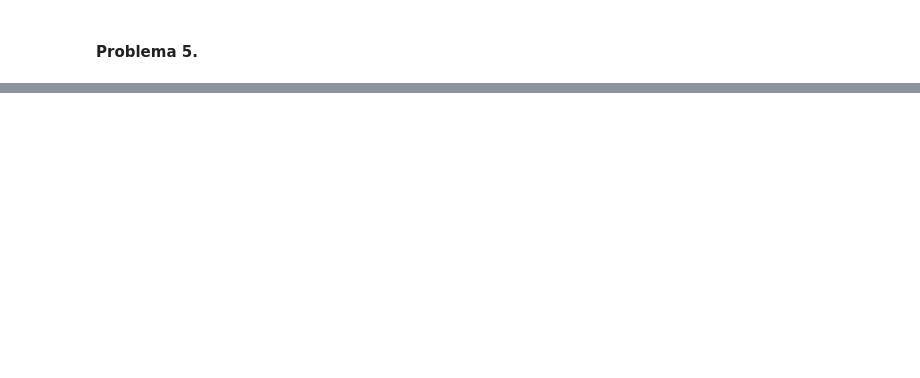
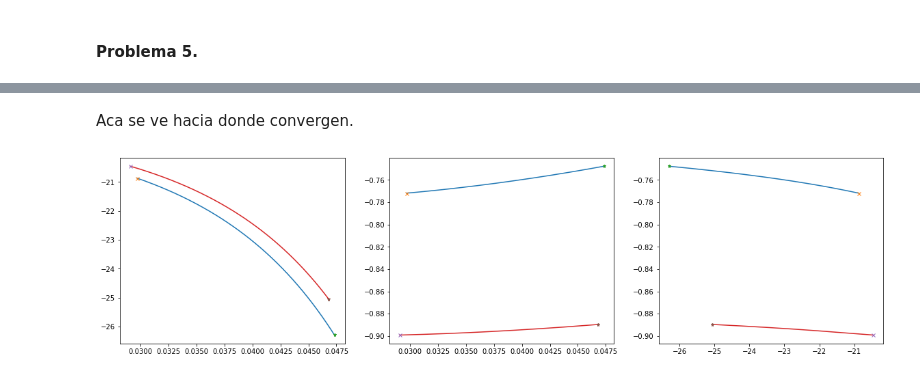
Before and after one commit to catarb/Astrometria, a Jupyter notebook: Practico4/Practico4.ipynb, the cells around one changed output, grey strips where cells are left out. Cells and saved outputs as stored; diff of their text form; code cells hidden in the pictures; blank space fills up the shorter version.

```diff
--- a/Practico4/Practico4.ipynb
+++ b/Practico4/Practico4.ipynb
@@ -657,0 +709,32 @@ NameError: name 'N' is not defined
+# %% [markdown]
+Aca se ve hacia donde convergen.
+# %%
+plt.figure(figsize=(20,5))
+for j in range(2):
+    genfi0= np.random.random()*0.022+0.008
+    genM0=np.random.random()*1.2-21.20
+    gena=np.random.random()*1-1.66
+    N=3000
+    r1=np.zeros((N,3))
+    r1[0,0]=genfi0
+    r1[0,1]=genM0
+    r1[0,2]=gena
+    for i in range(1,N):
+        frida2=gradiente(cata,f,r1[i-1,0],r1[i-1,1],r1[i-1,2],sigma)
+        r1[i]=r1[i-1]+[0.000006,0.01,0.001]*np.array(frida2)
+
+    plt.subplot(1,3,1)
+    plt.plot(r1[:,0],r1[:,1], ms=5)
+    plt.plot(r1[0,0],r1[0,1], 'x', ms=5)
+    plt.plot(r1[-1,0],r1[-1,1], '*', ms=5)
+    plt.subplot(1,3,2)
+    plt.plot(r1[:,0],r1[:,2], ms=5)
+    plt.plot(r1[0,0],r1[0,2], 'x', ms=5)
+    plt.plot(r1[-1,0],r1[-1,2], '*', ms=5)
+    plt.subplot(1,3,3)
+    plt.plot(r1[:,1],r1[:,2], ms=5)
+    plt.plot(r1[0,1],r1[0,2], 'x', ms=5)
+    plt.plot(r1[-1,1],r1[-1,2], '*', ms=5)
+plt.show()
+# %% [output]
+[figure, added]
```
Also changed, not shown: parts of 34 cells of this notebook.
